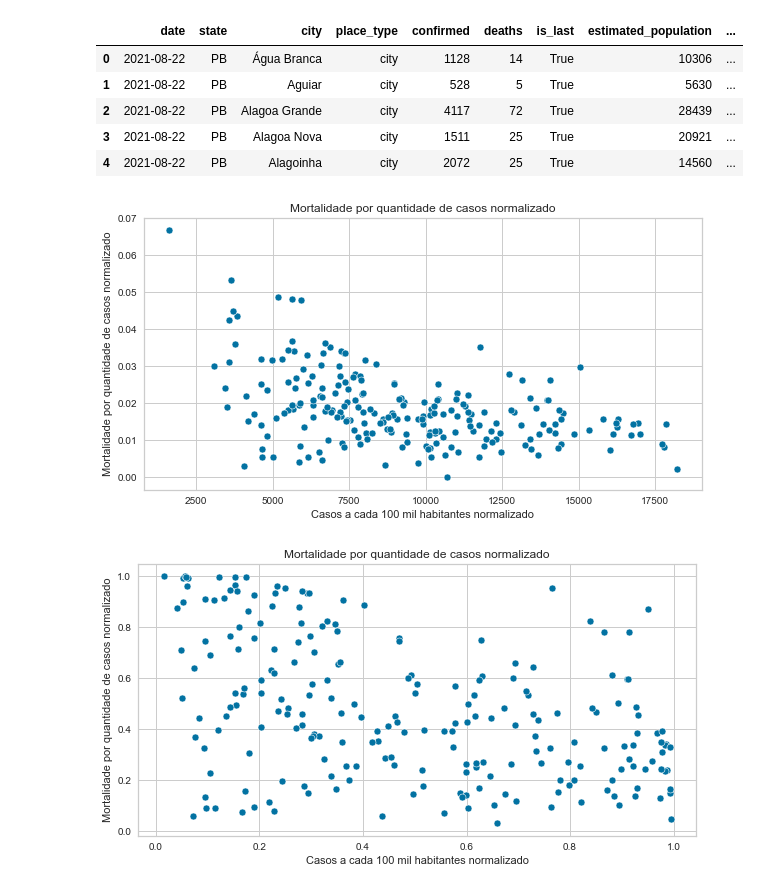
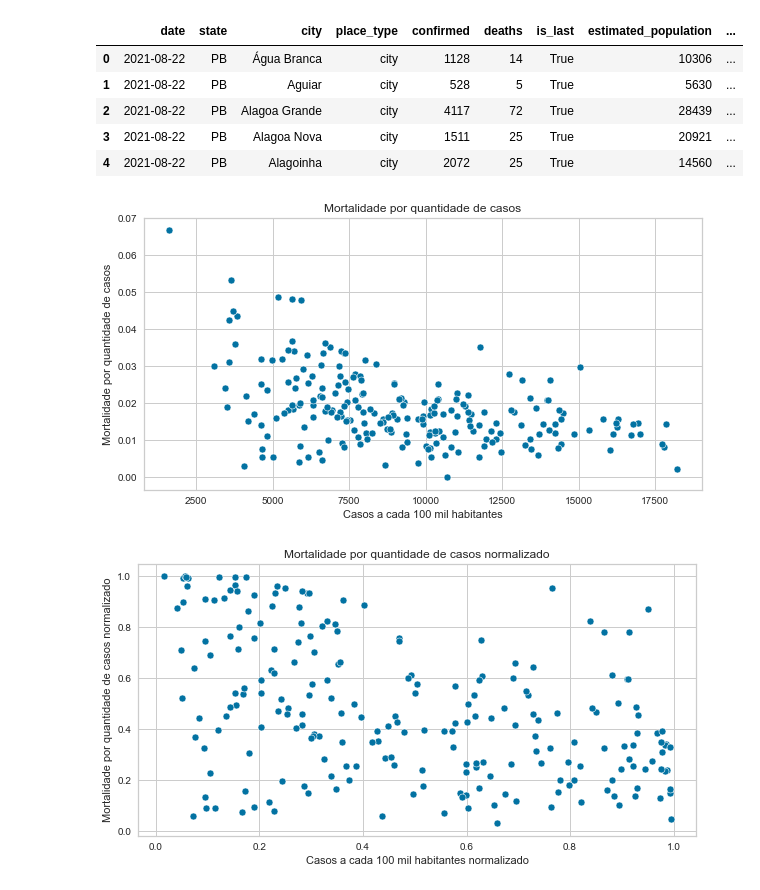
Before and after one commit to maxbarbosa/data-science-final-project, a Jupyter notebook: k_means.ipynb, the cells around one changed output. Drawn from its saved outputs; the diff is of its cells as text; code cells hidden in the pictures.

```diff
--- a/k_means.ipynb
+++ b/k_means.ipynb
@@ -19,12 +19,12 @@ casos_df.head(5)
 | 4 | 2021-08-22 | PB | Alagoinha | city | 2072 | 25 | True | 14560 | ... |
 # %%
 sct = sns.scatterplot(x = 'confirmed_per_100k_inhabitants', y = 'death_rate', data= casos_df, color= 'b')
-sct.set_xlabel('Casos a cada 100 mil habitantes normalizado')
-sct.set_ylabel('Mortalidade por quantidade de casos normalizado')
-sct.set_title('Mortalidade por quantidade de casos normalizado')
+sct.set_xlabel('Casos a cada 100 mil habitantes')
+sct.set_ylabel('Mortalidade por quantidade de casos')
+sct.set_title('Mortalidade por quantidade de casos')
 sct.figure.set_size_inches(10, 5)
 # %% [output]
-[figure, old version]
+[figure, new version]
 # %%
 med_conf = np.mean(casos_df['confirmed_per_100k_inhabitants'])
 std_conf = np.std(casos_df['confirmed_per_100k_inhabitants'])
```
Also changed, not shown: parts of 4 cells of this notebook.
